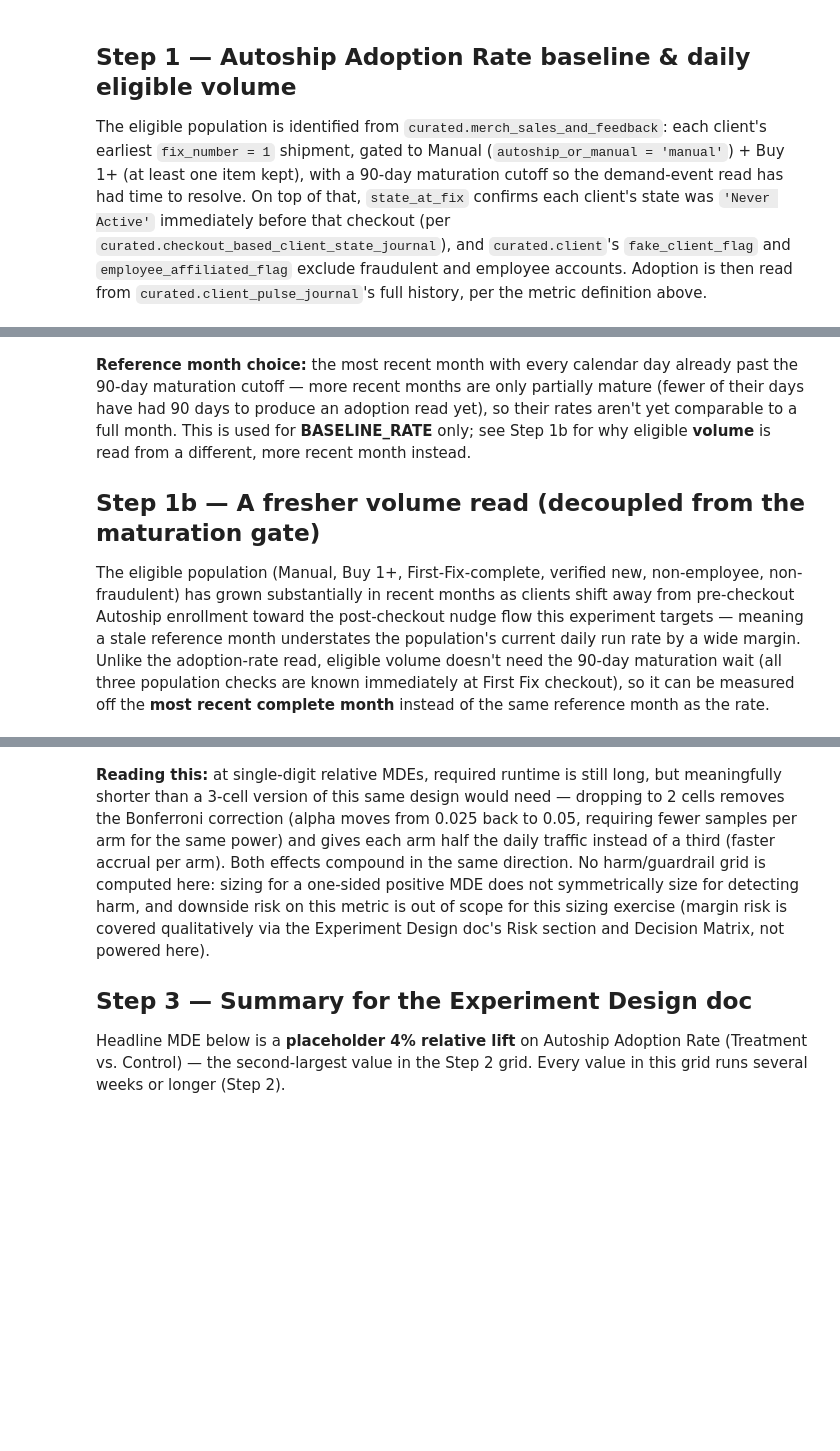
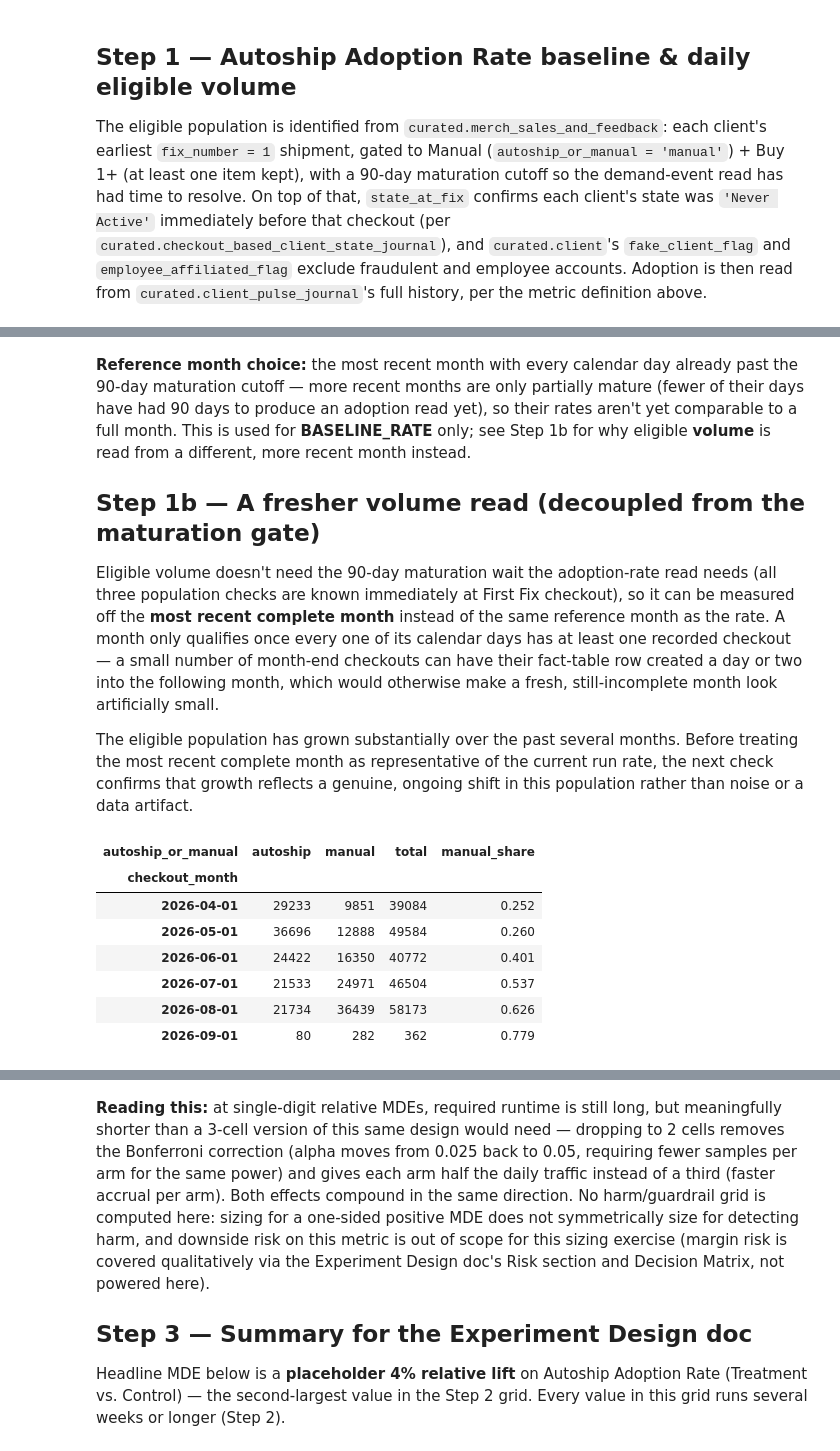
Before and after one commit to sfoyola/sao-sfix-ds, a Jupyter notebook: exp_autoship_nudge_promo_incentive/power_analysis_aar_2cell_v0.ipynb, the cells around one changed output, grey strips where cells are left out. Cells and saved outputs as stored; diff of their text form; code cells hidden in the pictures; blank space fills up the shorter version.

```diff
--- a/exp_autoship_nudge_promo_incentive/power_analysis_aar_2cell_v0.ipynb
+++ b/exp_autoship_nudge_promo_incentive/power_analysis_aar_2cell_v0.ipynb
@@ -182,4 +185,34 @@ BASELINE_RATE = 0.2485
 
 ## Step 1b — A fresher volume read (decoupled from the maturation gate)
 
-The eligible population (Manual, Buy 1+, First-Fix-complete, verified new, non-employee, non-fraudulent) has grown substantially in recent months as clients shift away from pre-checkout Autoship enrollment toward the post-checkout nudge flow this experiment targets — meaning a stale reference month understates the population's current daily run rate by a wide margin. Unlike the adoption-rate read, eligible volume doesn't need the 90-day maturation wait (all three population checks are known immediately at First Fix checkout), so it can be measured off the **most recent complete month** instead of the same reference month as the rate.
+Eligible volume doesn't need the 90-day maturation wait the adoption-rate read needs (all three population checks are known immediately at First Fix checkout), so it can be measured off the **most recent complete month** instead of the same reference month as the rate. A month only qualifies once every one of its calendar days has at least one recorded checkout — a small number of month-end checkouts can have their fact-table row created a day or two into the following month, which would otherwise make a fresh, still-incomplete month look artificially small.
+
+The eligible population has grown substantially over the past several months. Before treating the most recent complete month as representative of the current run rate, the next check confirms that growth reflects a genuine, ongoing shift in this population rather than noise or a data artifact.
+# %%
+validation_query = """--sql
+SELECT
+    DATE_TRUNC('month', checkout_date) AS checkout_month,
+    autoship_or_manual,
+    COUNT(DISTINCT client_id) AS n_clients
+FROM curated.merch_sales_and_feedback
+WHERE fix_number = 1
+  AND created_date >= DATE '2026-04-01'
+  AND checkout_date >= DATE '2026-04-01'
+GROUP BY 1, 2
+ORDER BY 1, 2
+"""
+
+validation_df = query(validation_query)
+validation_pivot = validation_df.pivot(index='checkout_month', columns='autoship_or_manual', values='n_clients')
+validation_pivot['total'] = validation_pivot.sum(axis=1)
+validation_pivot['manual_share'] = (validation_pivot['manual'] / validation_pivot['total']).round(3)
+validation_pivot
+# %% [output]
+| autoship_or_manual | autoship | manual | total | manual_share |
+| checkout_month |  |  |  |  |
+| 2026-04-01 | 29233 | 9851 | 39084 | 0.252 |
+| 2026-05-01 | 36696 | 12888 | 49584 | 0.260 |
+| 2026-06-01 | 24422 | 16350 | 40772 | 0.401 |
+| 2026-07-01 | 21533 | 24971 | 46504 | 0.537 |
+| 2026-08-01 | 21734 | 36439 | 58173 | 0.626 |
+| 2026-09-01 | 80 | 282 | 362 | 0.779 |
```
Also changed, not shown: parts of 9 cells of this notebook.
